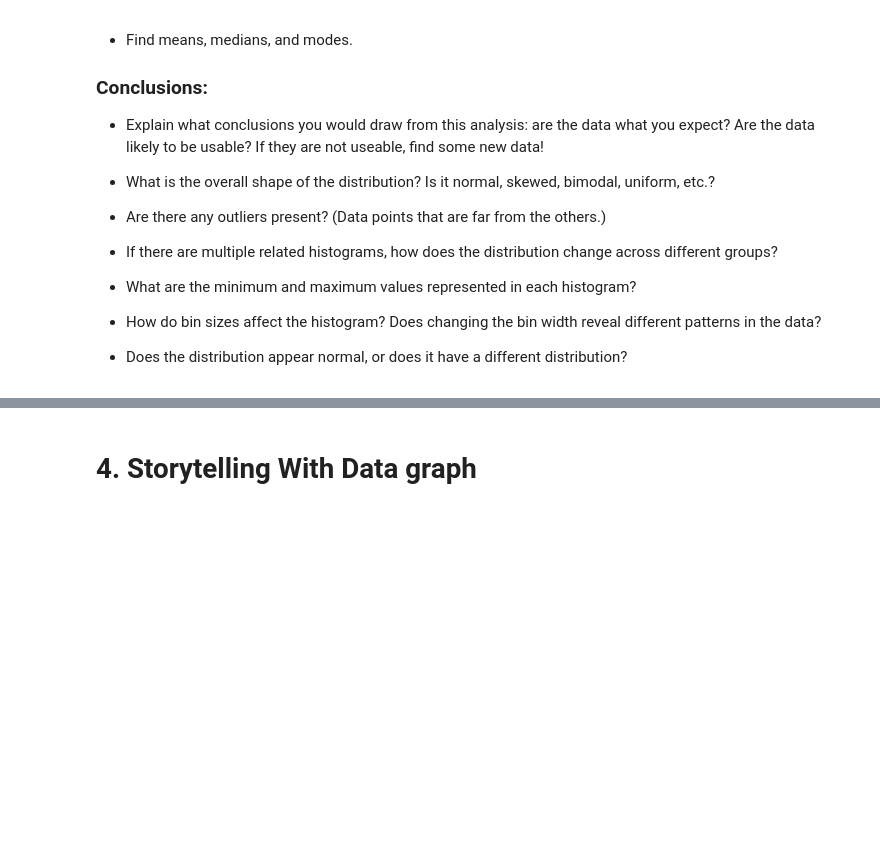
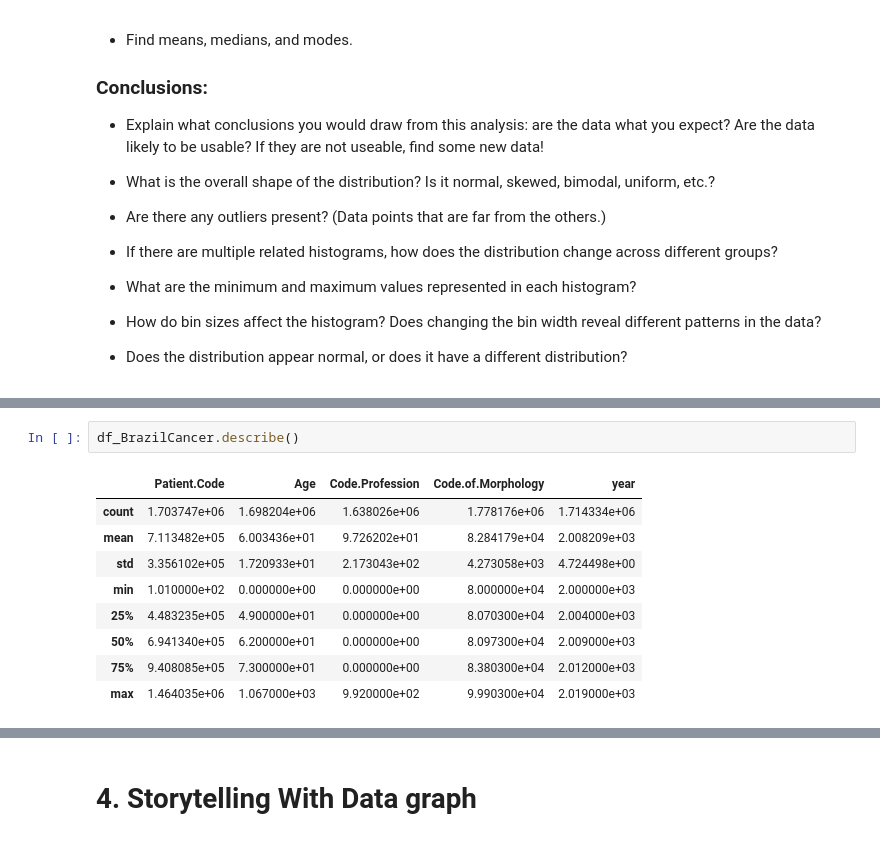
Before and after one commit to Jbaner/Module-B-semester-2, a Jupyter notebook: Week4.ipynb, the cells around one changed output, grey strips where cells are left out. Saved outputs shown, nothing was run; the diff lists cells and outputs as text; blank space fills up the shorter version.

```diff
--- a/Week4.ipynb
+++ b/Week4.ipynb
@@ -92,0 +109,12 @@ This week, you will do the same types of exercises as last week, but you should
+# %%
+df_BrazilCancer.describe()
+# %% [output]
+|  | Patient.Code | Age | Code.Profession | Code.of.Morphology | year |
+| count | 1.703747e+06 | 1.698204e+06 | 1.638026e+06 | 1.778176e+06 | 1.714334e+06 |
+| mean | 7.113482e+05 | 6.003436e+01 | 9.726202e+01 | 8.284179e+04 | 2.008209e+03 |
+| std | 3.356102e+05 | 1.720933e+01 | 2.173043e+02 | 4.273058e+03 | 4.724498e+00 |
+| min | 1.010000e+02 | 0.000000e+00 | 0.000000e+00 | 8.000000e+04 | 2.000000e+03 |
+| 25% | 4.483235e+05 | 4.900000e+01 | 0.000000e+00 | 8.070300e+04 | 2.004000e+03 |
+| 50% | 6.941340e+05 | 6.200000e+01 | 0.000000e+00 | 8.097300e+04 | 2.009000e+03 |
+| 75% | 9.408085e+05 | 7.300000e+01 | 0.000000e+00 | 8.380300e+04 | 2.012000e+03 |
+| max | 1.464035e+06 | 1.067000e+03 | 9.920000e+02 | 9.990300e+04 | 2.019000e+03 |
```
Also changed, not shown: parts of 6 cells of this notebook.
